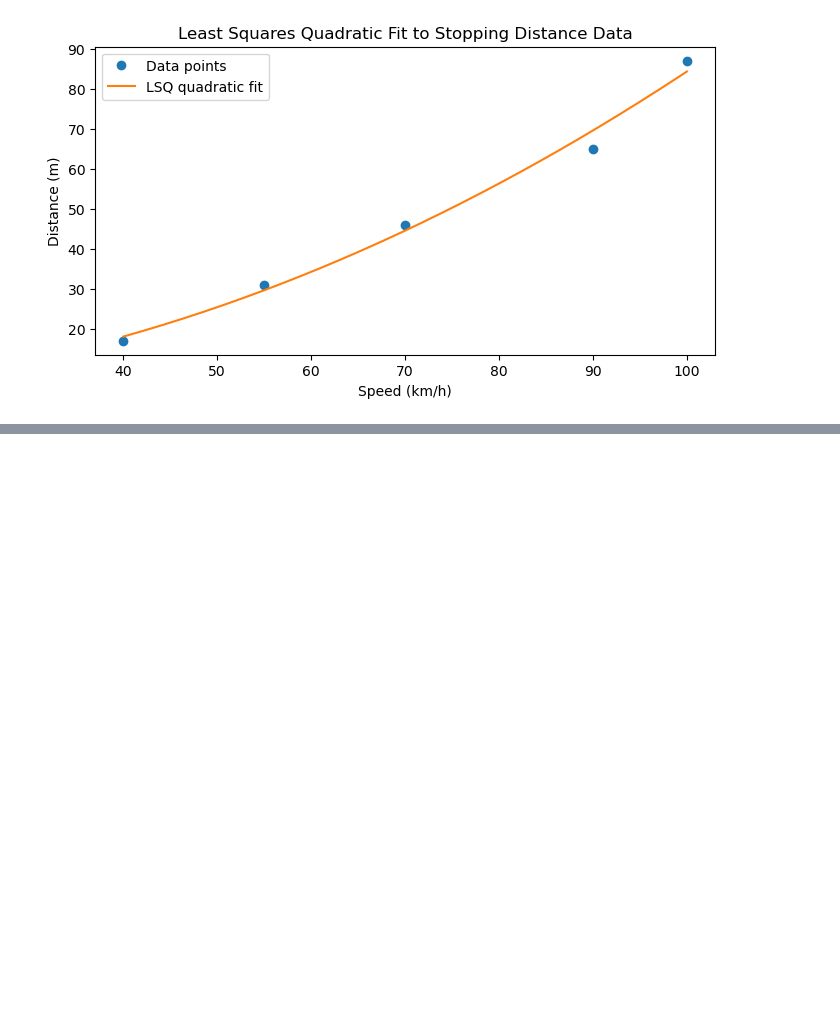
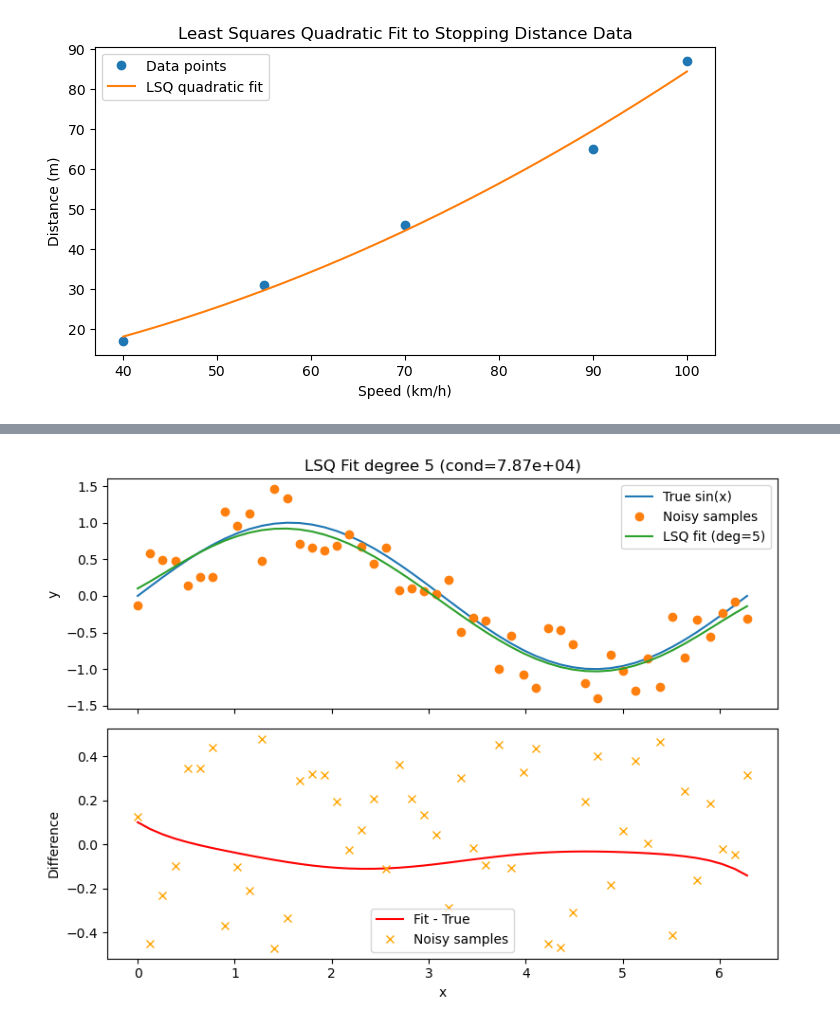
Before and after one commit to galendal/MAT160, a Jupyter notebook: LSQ.ipynb, the cells around one changed output, grey strips where cells are left out. Saved outputs shown, nothing was run; the diff lists cells and outputs as text; code cells hidden in the pictures; blank space fills up the shorter version.

```diff
--- a/LSQ.ipynb
+++ b/LSQ.ipynb
@@ -232,0 +367,40 @@ plt.show()
+# %%
+np.random.seed(42)
+n_points = 50
+x_sample = np.linspace(0, 2*np.pi, n_points)
+y_sample = np.sin(x_sample)
+noise_ramp=5.e-1
+noise = np.random.uniform(0, noise_ramp, size=n_points)
+y_noisy = y_sample + 2*(noise-0.5*noise_ramp)
+deg = 5
+# Construct Vandermonde matrix for polynomial fitting
+# Each column corresponds to x_sample raised to increasing powers (from 0 to deg)
+# For example, for deg=3: [1, x, x^2, x^3]
+# Build Vandermonde matrix manually (each column: x_sample**p for p=0..deg)
+A_vander = np.stack([x_sample**p for p in range(deg + 1)], axis=1)
+ATA = A_vander.T @ A_vander
+ATy = A_vander.T @ y_noisy
+coeffs_vander = np.linalg.inv(ATA) @ ATy
+cond_vander = np.linalg.cond(A_vander)
+y_fit_vander = np.polyval(coeffs_vander[::-1], x_sample)
+
+# Plot the difference in a subplot beneath
+fig, axs = plt.subplots(2, 1, figsize=(8, 6), sharex=True)
+axs[0].plot(x_sample, y_sample, label='True sin(x)')
+axs[0].plot(x_sample, y_noisy, 'o', label='Noisy samples')
+axs[0].plot(x_sample, y_fit_vander, label=f'LSQ fit (deg={deg})')
+axs[0].set_ylabel('y')
+axs[0].set_title(f'LSQ Fit degree {deg} (cond={cond_vander:.2e})')
+axs[0].legend()
+
+diff = y_fit_vander - y_sample
+axs[1].plot(x_sample, diff, color='r', label='Fit - True')
+axs[1].plot(x_sample, y_sample-y_noisy,'x', color='orange', label='Noisy samples')
+axs[1].set_xlabel('x')
+axs[1].set_ylabel('Difference')
+axs[1].legend()
+
+plt.tight_layout()
+plt.show()
+# %% [output]
+[figure, added]
```
Also changed, not shown: parts of 22 cells of this notebook, 3 other files.
